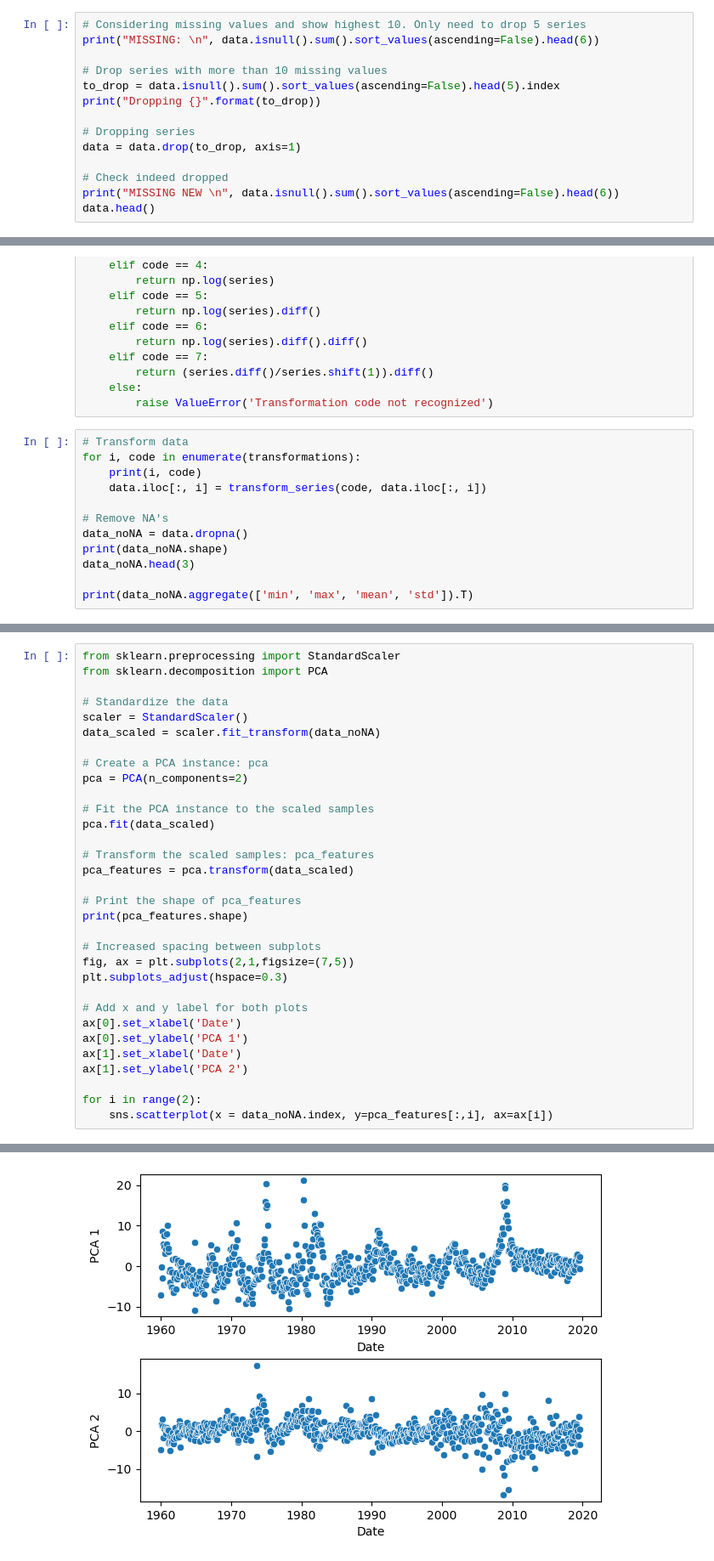
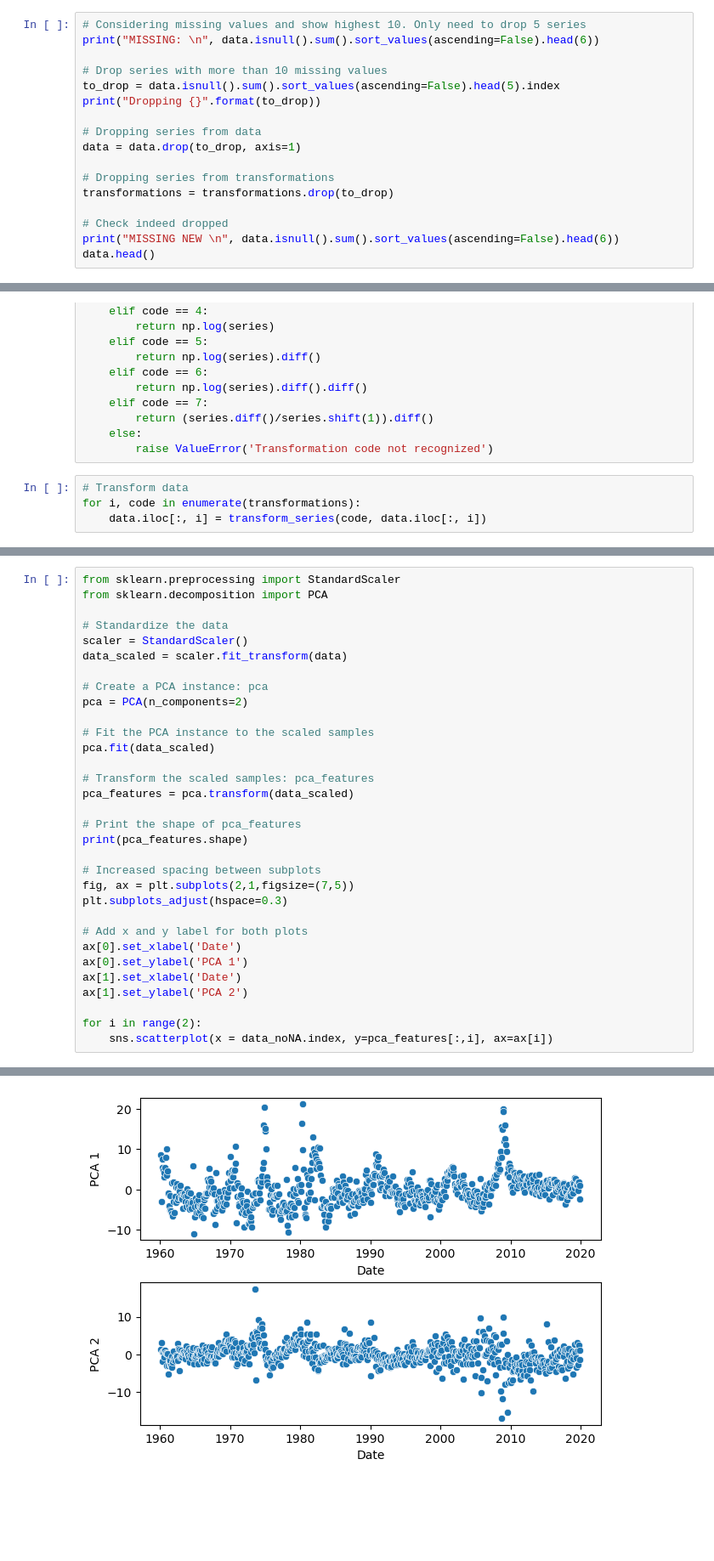
Before and after one commit to VLDrenth/sPCA-thesis, a Jupyter notebook: src/explore.ipynb, the cells around one changed output, grey strips where cells are left out. Shown: that part at 85% size. Cells and saved outputs as stored; diff of their text form; blank space fills up the shorter version.

```diff
--- a/src/explore.ipynb
+++ b/src/explore.ipynb
@@ -39,8 +39,11 @@ print("MISSING: \n", data.isnull().sum().sort_values(ascending=False).head(6))
 to_drop = data.isnull().sum().sort_values(ascending=False).head(5).index
 print("Dropping {}".format(to_drop))
 
-# Dropping series
+# Dropping series from data
 data = data.drop(to_drop, axis=1)
+
+# Dropping series from transformations
+transformations = transformations.drop(to_drop)
 
 # Check indeed dropped
 print("MISSING NEW \n", data.isnull().sum().sort_values(ascending=False).head(6))
@@ -122,12 +104,4 @@ def transform_series(code, series):
 # %%
 # Transform data
 for i, code in enumerate(transformations):
-    print(i, code)
     data.iloc[:, i] = transform_series(code, data.iloc[:, i])
-
-# Remove NA's
-data_noNA = data.dropna()
-print(data_noNA.shape)
-data_noNA.head(3)
-
-print(data_noNA.aggregate(['min', 'max', 'mean', 'std']).T)
@@ -156,7 +124,7 @@ from sklearn.decomposition import PCA
 
 # Standardize the data
 scaler = StandardScaler()
-data_scaled = scaler.fit_transform(data_noNA)
+data_scaled = scaler.fit_transform(data)
 
 # Create a PCA instance: pca
 pca = PCA(n_components=2)
@@ -187,4 +155,4 @@ for i in range(2):
-[figure, old version]
+[figure, new version]
 # %%
 from sklearn.linear_model import LinearRegression
 from sklearn.preprocessing import StandardScaler
```
Also changed, not shown: parts of 8 cells of this notebook.
